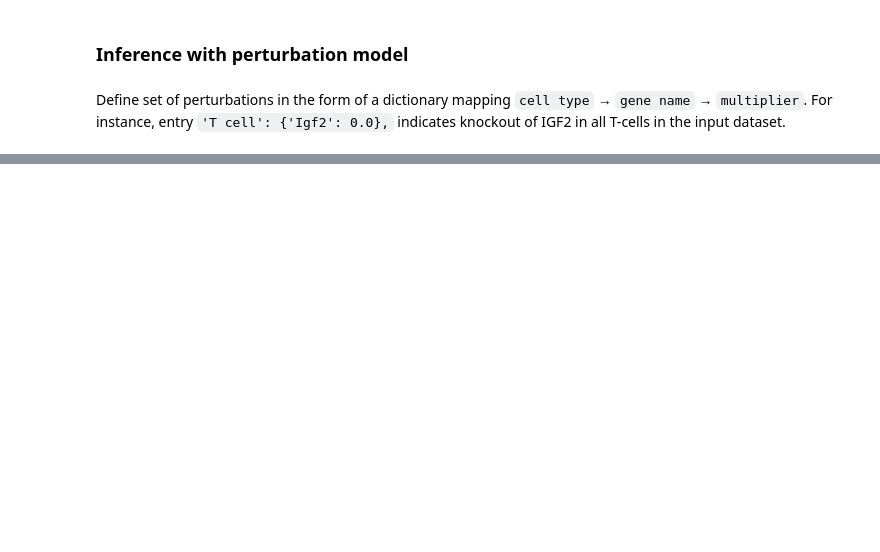
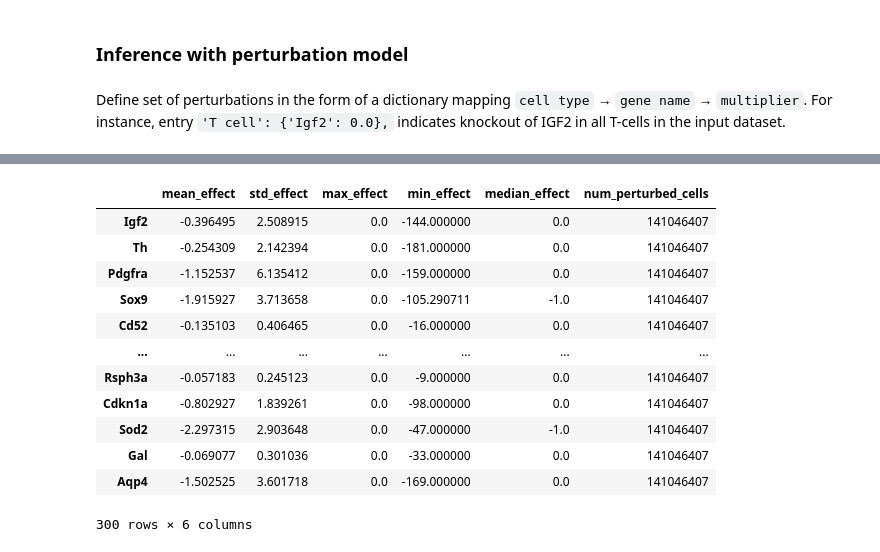
Before and after one commit to abuendia/spatial-prop, a Jupyter notebook: notebooks/api_demo.ipynb, the cells around one changed output, grey strips where cells are left out. Drawn from its saved outputs; the diff is of its cells as text; code cells hidden in the pictures; blank space fills up the shorter version.

```diff
--- a/notebooks/api_demo.ipynb
+++ b/notebooks/api_demo.ipynb
@@ -63,0 +81,4 @@ adata_perturbed = predict_perturbation_effects(
+# %%
+import scanpy as sc
+
+adata_result = sc.read_h5ad(result_path)
@@ -63,0 +121,32 @@ adata_perturbed = predict_perturbation_effects(
+# %%
+effects = adata_result.layers['perturbation_effects']
+# %%
+summary_stats = {
+    'mean_effect': np.mean(effects, axis=0),
+    'std_effect': np.std(effects, axis=0),
+    'max_effect': np.max(effects, axis=0),
+    'min_effect': np.min(effects, axis=0),
+    'median_effect': np.median(effects, axis=0),
+    'num_perturbed_cells': np.sum(effects != 0)
+}
+# %%
+import pandas as pd
+
+
+summary_df = pd.DataFrame(summary_stats, index=adata_result.var_names)
+# %%
+summary_df
+# %% [output]
+|  | mean_effect | std_effect | max_effect | min_effect | median_effect | num_perturbed_cells |
+| Igf2 | -0.396495 | 2.508915 | 0.0 | -144.000000 | 0.0 | 141046407 |
+| Th | -0.254309 | 2.142394 | 0.0 | -181.000000 | 0.0 | 141046407 |
+| Pdgfra | -1.152537 | 6.135412 | 0.0 | -159.000000 | 0.0 | 141046407 |
+| Sox9 | -1.915927 | 3.713658 | 0.0 | -105.290711 | -1.0 | 141046407 |
+| Cd52 | -0.135103 | 0.406465 | 0.0 | -16.000000 | 0.0 | 141046407 |
+| ... | ... | ... | ... | ... | ... | ... |
+| Rsph3a | -0.057183 | 0.245123 | 0.0 | -9.000000 | 0.0 | 141046407 |
+| Cdkn1a | -0.802927 | 1.839261 | 0.0 | -98.000000 | 0.0 | 141046407 |
+| Sod2 | -2.297315 | 2.903648 | 0.0 | -47.000000 | -1.0 | 141046407 |
+| Gal | -0.069077 | 0.301036 | 0.0 | -33.000000 | 0.0 | 141046407 |
+| Aqp4 | -1.502525 | 3.601718 | 0.0 | -169.000000 | 0.0 | 141046407 |
+300 rows × 6 columns
```
Also changed, not shown: parts of 15 cells of this notebook, 4 other files.
